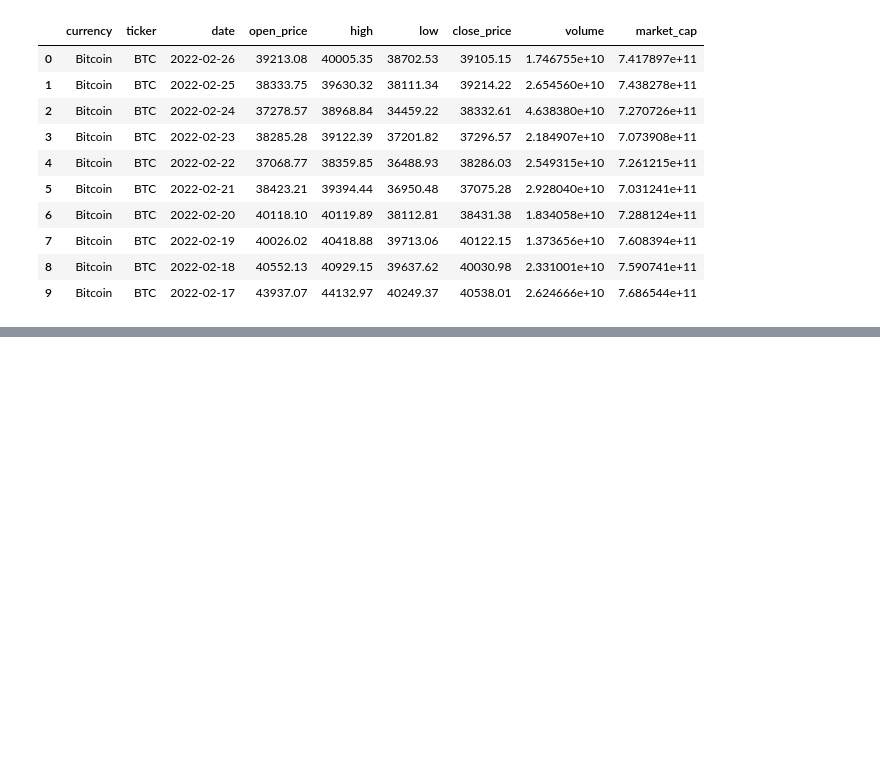
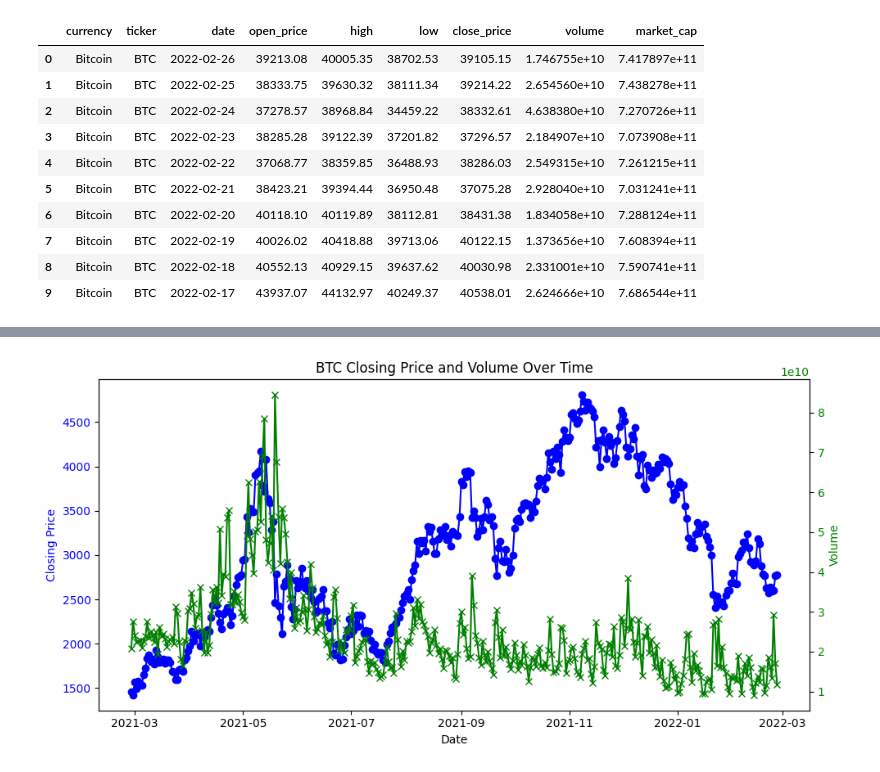
Before and after one commit to psychoautic/Crypto-prices-EDA, a Jupyter notebook: EDA.ipynb, the cells around one changed output, grey strips where cells are left out. Saved outputs shown, nothing was run; the diff lists cells and outputs as text; code cells hidden in the pictures; blank space fills up the shorter version.

```diff
--- a/EDA.ipynb
+++ b/EDA.ipynb
@@ -860,0 +999,24 @@ ftr
+# %%
+import matplotlib.pyplot as plt
+
+ETH['date'] = pd.to_datetime(ETH['date'])
+
+fig, ax1 = plt.subplots(figsize=(10, 5))
+
+# Plot ETH closing price
+ax1.plot(ETH['date'], ETH['close_price'], color='blue', marker='o', label='BTC Closing Price')
+ax1.set_xlabel('Date')
+ax1.set_ylabel('Closing Price', color='blue')
+ax1.tick_params(axis='y', labelcolor='blue')
+
+# Plot BTC volume on secondary y-axis
+ax2 = ax1.twinx()
+ax2.plot(ETH['date'], ETH['volume'], color='green', marker='x', label='BTC Volume')
+ax2.set_ylabel('Volume', color='green')
+ax2.tick_params(axis='y', labelcolor='green')
+
+plt.title('BTC Closing Price and Volume Over Time')
+fig.tight_layout()
+plt.show()
+# %% [output]
+[figure, added]
```
Also changed, not shown: parts of 42 cells of this notebook, 1 other file.
